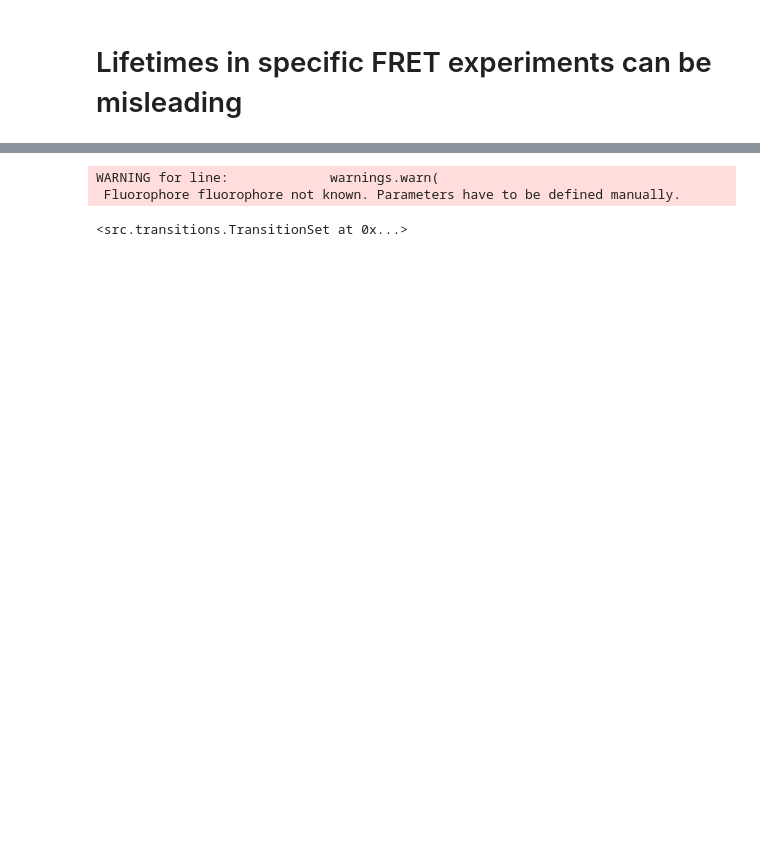
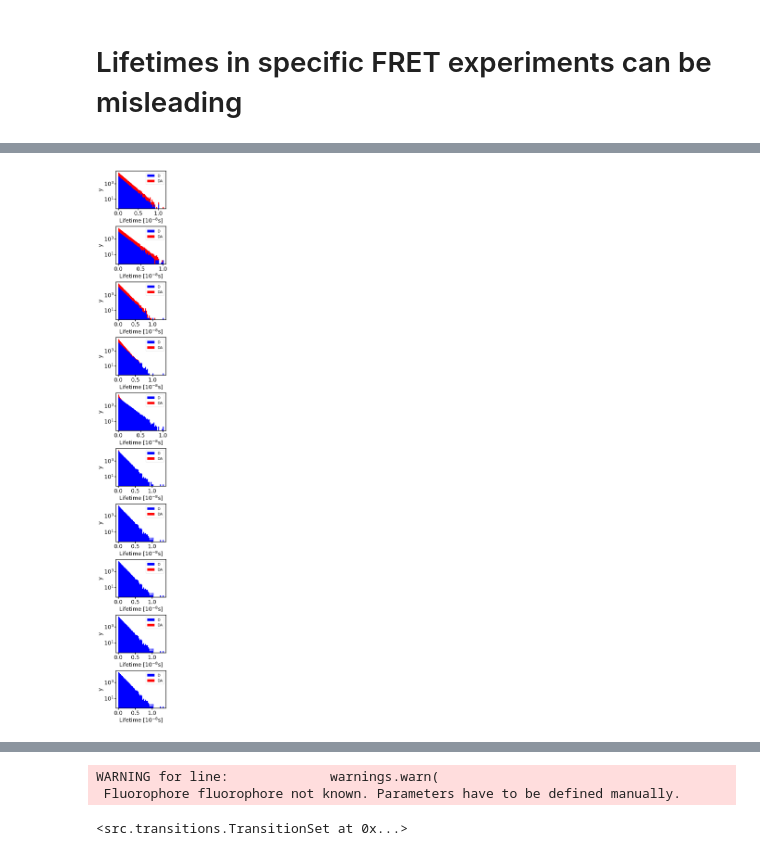
Before and after one commit to super-resolution/Fluopy, a Jupyter notebook: notebooks/general/energy_transfers/lying_lifetimes.ipynb, the cells around one changed output, grey strips where cells are left out. Cells and saved outputs as stored; diff of their text form; code cells hidden in the pictures; blank space fills up the shorter version.

```diff
--- a/notebooks/general/energy_transfers/lying_lifetimes.ipynb
+++ b/notebooks/general/energy_transfers/lying_lifetimes.ipynb
@@ -46,0 +332,17 @@ warnings.formatwarning = custom_warning_format
+# %%
+current_state_lambda = 3.3
+rng = np.random.default_rng()
+random_numbers = rng.uniform(low=0, high=1, size=60000)
+times = []
+time = 0
+for i in range(60000):
+    transition_time = (
+                    1
+                    / current_state_lambda
+                    * np.log(1 / random_numbers[i])
+                )
+    if transition_time > 0.2:
+        time += 0.2
+    else:
+        times.append(time + transition_time)
+        time = 0
@@ -46,0 +450,17 @@ warnings.formatwarning = custom_warning_format
+# %%
+ax = fi.universal_figure(nrows=len(DA_lifetimes), ncols=1, fig_width=4, fig_height=3*len(DA_lifetimes))
+for i, (lifetimes, al_lifetime, D_lifetime) in enumerate(zip(DA_lifetimes, all_exp_lifetimes, D_lifetimes)):
+    bins = np.linspace(min(al_lifetime), max(al_lifetime), 50)
+    #fi.universal_figure(type_='hist', data=lifetimes, bins=bins, alpha=0.5, label='DA', color='r', axes=ax[i])
+    fi.universal_figure(type_='hist', data=[D_lifetime, lifetimes], bins=bins, alpha=1, label=['D', 'DA'], color=['b', 'r'], axes=ax[i],
+    legend=True, tick_style_x='sci', yscale='log', stacked=True)
+    ax[i, 0].figure.draw_without_rendering()
+    exponent_x = ax[i, 0].xaxis.get_offset_text().get_text().split('e')[1]
+    ax[i, 0].set_xlabel(rf'Lifetime [$10^{{{exponent_x}}}$s]')
+    # exponent_y = ax[i, 0].yaxis.get_offset_text().get_text().split('e')[1]
+    # ax[i, 0].set_ylabel(rf'count [x$10^{{{exponent_y}}}$]')
+    ax[i, 0].legend(fontsize=14)
+fig = mi.get_figure(ax)
+fig.tight_layout()
+fig.savefig('DA_D_lifetimes_ex1.svg')
+# %% [output]
@@ -46,0 +469 @@ warnings.formatwarning = custom_warning_format
+[figure, added]
```
Also changed, not shown: parts of 61 cells of this notebook, 19 other files.
